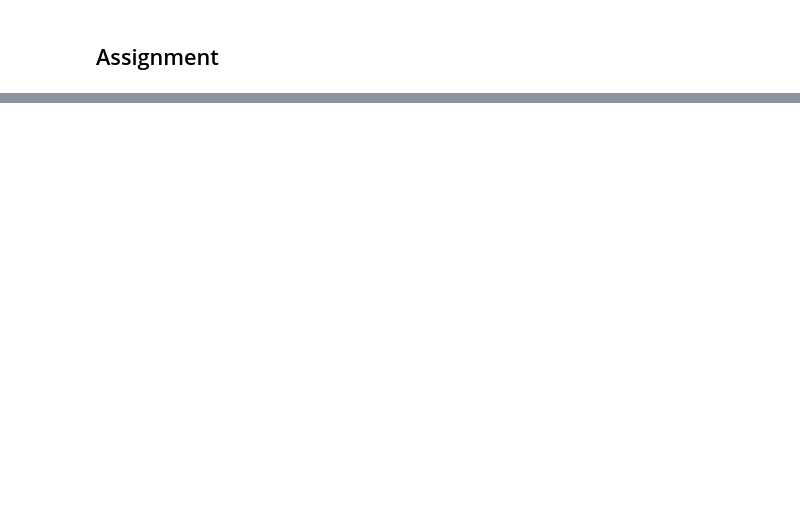
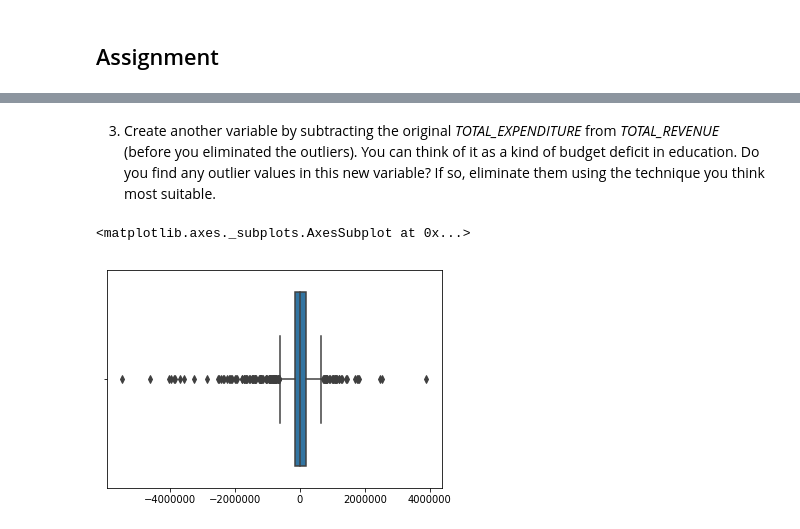
Before and after one commit to marshall7m/thinkful-data-science, a Jupyter notebook: module_17/EDA.ipynb, the cells around one changed output, grey strips where cells are left out. Cells and saved outputs as stored; diff of their text form; code cells hidden in the pictures; blank space fills up the shorter version.

```diff
--- a/module_17/EDA.ipynb
+++ b/module_17/EDA.ipynb
@@ -129,0 +277,8 @@ FATAL:  password authentication failed for user "dsbc_student"
+# %% [markdown]
+3. Create another variable by subtracting the original *TOTAL_EXPENDITURE* from *TOTAL_REVENUE* (before you eliminated the outliers). You can think of it as a kind of budget deficit in education. Do you find any outlier values in this new variable? If so, eliminate them using the technique you think most suitable.
+# %%
+budget_deficit = edu_df.TOTAL_REVENUE - edu_df.TOTAL_EXPENDITURE
+sns.boxplot(budget_deficit)
+# %% [output]
+<matplotlib.axes._subplots.AxesSubplot at 0x...>
+[figure, added]
```
Also changed, not shown: parts of 122 cells of this notebook, 4 other files.
